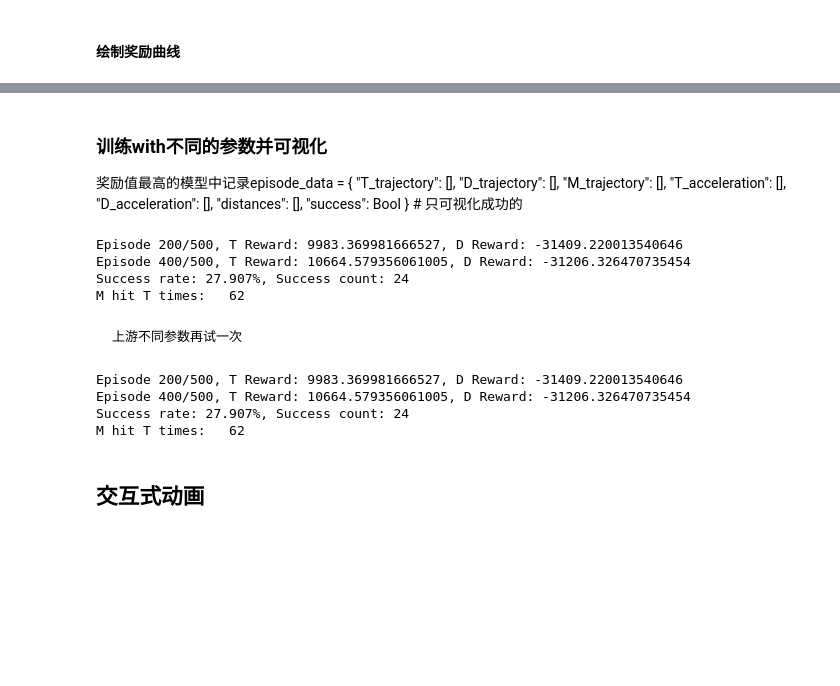
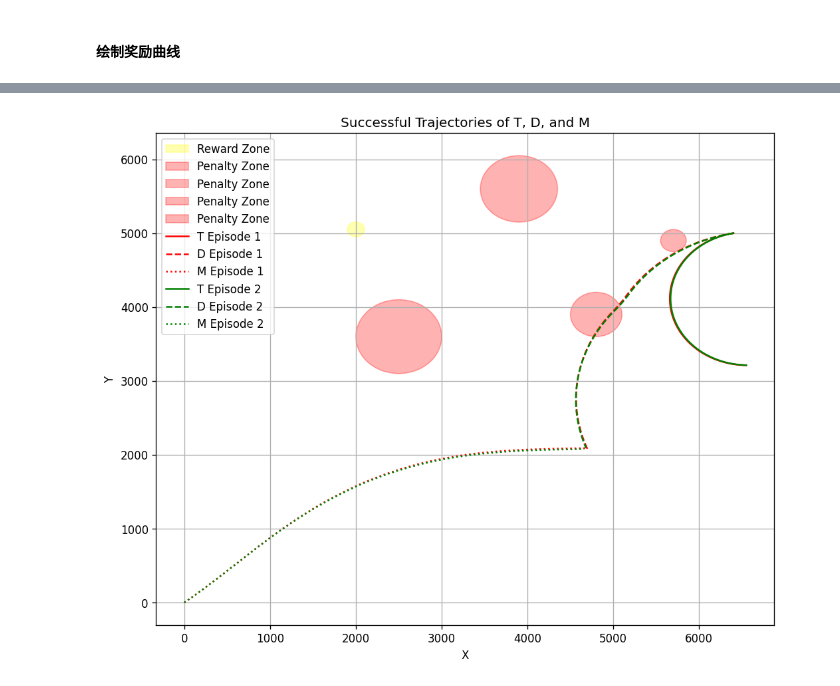
Before and after one commit to REDISCOVER-wz/SAC-MissleDefense, a Jupyter notebook: 多智能体SAC_hwz.ipynb, the cells around one changed output, grey strips where cells are left out. Drawn from its saved outputs; the diff is of its cells as text; code cells hidden in the pictures; blank space fills up the shorter version.

```diff
--- a/多智能体SAC_hwz.ipynb
+++ b/多智能体SAC_hwz.ipynb
@@ -633,17 +621,18 @@ Achieved a success rate of 30.303030303030305% in 600 episodes with safe_cos = 0
 '''     开始测试     '''
 success_num = 0
 episodes = 200
+env.M_hit = 0   # 重置
 np.random.seed(42)
 torch.manual_seed(42)           # CPU
 torch.cuda.manual_seed(42)      # 当前GPU
 test_traj = []
 for ep in range(episodes):
-    obs = env.reset(CL)
+    obs = env.reset(1)
     ep_T_reward, ep_D_reward, ep_D_reward_HER = 0, 0, 0  # 累计奖励
     T_hidden_state, D_hidden_state = None, None
     exps = []
     random.seed(42)
-    for t in range(300):    # 5250m T路程
+    for t in range(250):    # 4375m T路程
         T_action = T_agent.act(obs, T_hidden_state)
         D_action = D_agent.act(obs, D_hidden_state)
         # 环境交互
@@ -999,37 +695,0 @@ device(type='cuda')
-# %% [markdown]
-### 训练with不同的参数并可视化
-奖励值最高的模型中记录episode_data = {
-    "T_trajectory": [],
-    "D_trajectory": [],
-    "M_trajectory": [],
-    "T_acceleration": [],
-    "D_acceleration": [],
-    "distances": [],
-    "success": Bool
-} # 只可视化成功的
-# %%
-thetas_dim = 3 + 8
-other_dim = 4+1+ 3+8
-obs_dim = thetas_dim + other_dim
-T_init_angle = np.pi
-negative_slope = 0.44639475834474013
-# 0.175 'threshold': 0.0018340162137646693, 'coef': 0.10182018328959151, 'safe_cos': 0.49176809146060335
-env = MultiAgentEnvironment(reward_zones, penalty_zones, T_init_angle, True, balance, safe_cos, threshold, coef, coef2)
-_, _, successful_episodes, success_rate,_,_ = train_GAIL(env, obs_dim-16, expert_buffer, 500, 4096, negative_slope, division=1, n_flush=0) # 不重置记忆
-# %% [output]
-Episode 200/500, T Reward: 9983.369981666527, D Reward: -31409.220013540646
-Episode 400/500, T Reward: 10664.579356061005, D Reward: -31206.326470735454
-Success rate: 27.907%, Success count: 24
-M hit T times:   62
-# %% [markdown]
-    上游不同参数再试一次
-# %%
-env = MultiAgentEnvironment(reward_zones, penalty_zones, T_init_angle, True, balance, safe_cos, threshold, coef, coef2)
-_, _, successful_episodes, success_rate,_,_ = train_GAIL(env, obs_dim-16, expert_buffer, 500, 2048, negative_slope, division=1, n_flush=0) # 不重置记忆
-# %% [output]
-Episode 200/500, T Reward: 9983.369981666527, D Reward: -31409.220013540646
-Episode 400/500, T Reward: 10664.579356061005, D Reward: -31206.326470735454
-Success rate: 27.907%, Success count: 24
-M hit T times:   62
-# %% [markdown]
-## 交互式动画
@@ -1098,0 +696,4 @@ for i, traj in zip(successful_episodes[-7:], success_trajectories[-7:]): # 抽
+# %%
+plot_trajectories( test_traj[-5:] )
+# %% [output]
+[figure, added]
```
Also changed, not shown: parts of 13 cells of this notebook.
